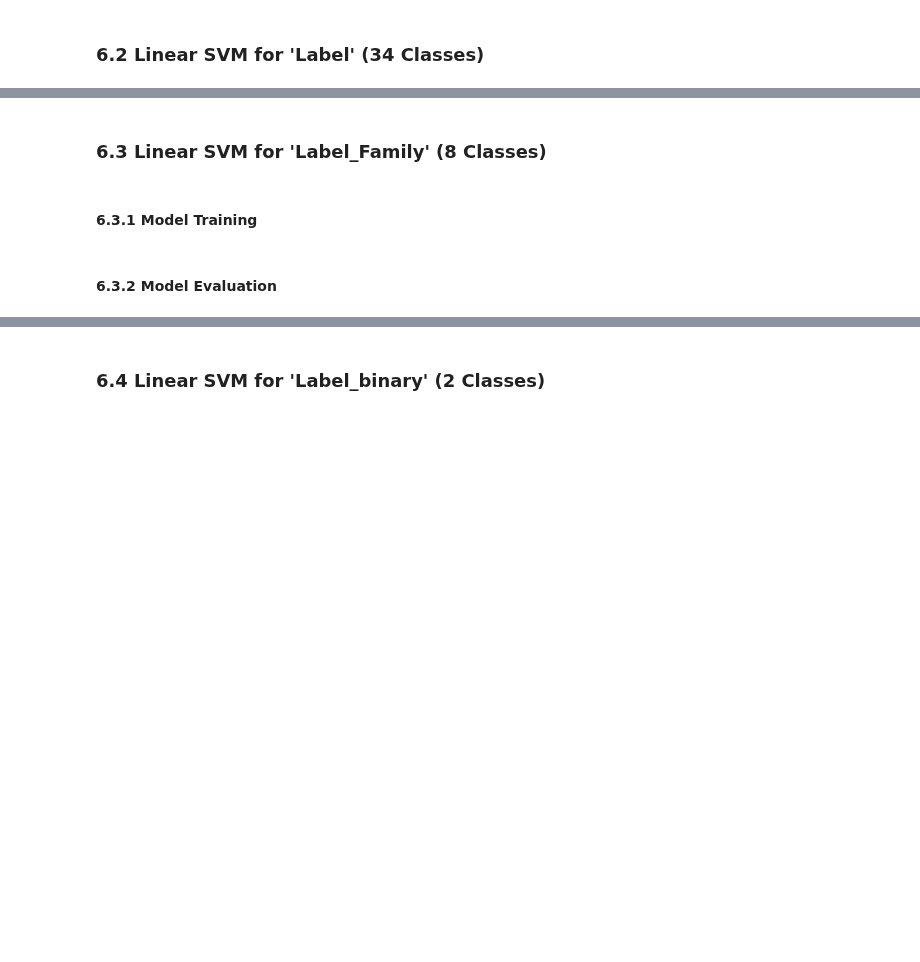
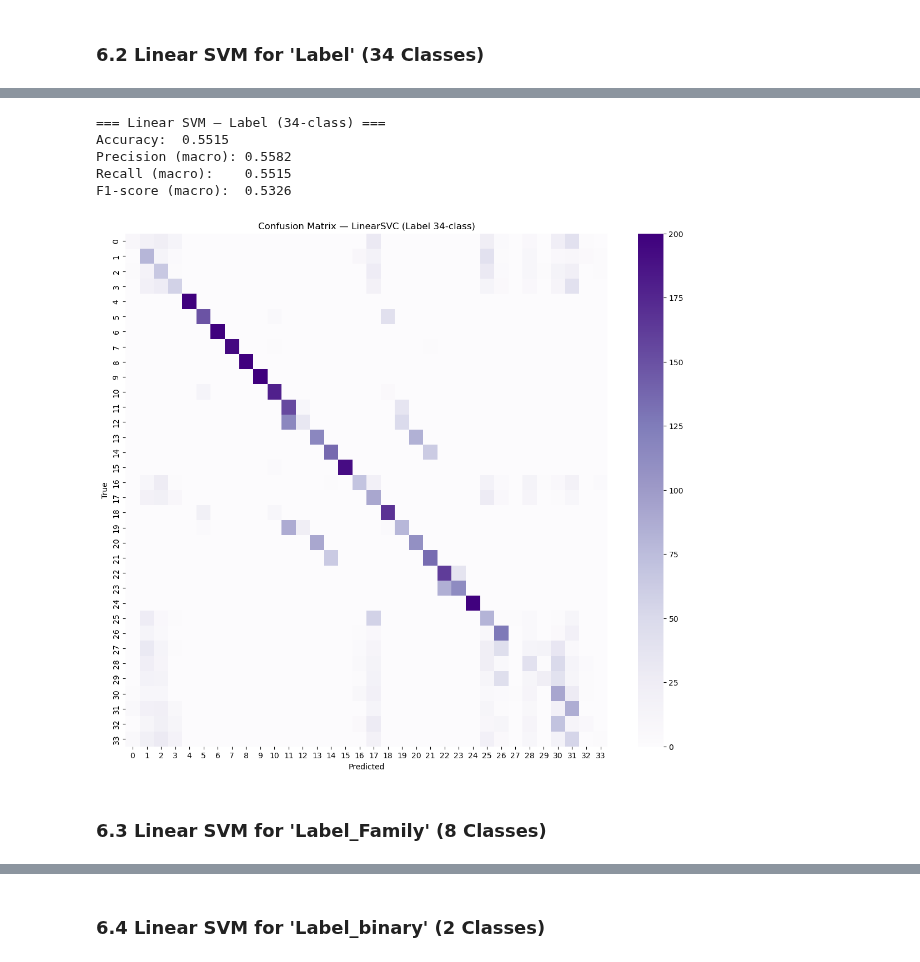
Before and after one commit to gw-00/Cybersecurity_Capstone, a Jupyter notebook: Code_Library/Linear_Modeling.ipynb, the cells around one changed output, grey strips where cells are left out. Cells and saved outputs as stored; diff of their text form; code cells hidden in the pictures; blank space fills up the shorter version.

```diff
--- a/Code_Library/Linear_Modeling.ipynb
+++ b/Code_Library/Linear_Modeling.ipynb
@@ -192,6 +714,55 @@ shape: (34, 2)
+# %%
+
+from sklearn.svm import LinearSVC
+from sklearn.metrics import accuracy_score, precision_score, recall_score, f1_score, confusion_matrix
+import seaborn as sns
+import matplotlib.pyplot as plt
+
+# Linear SVM pipeline
+linearsvc_label_pipeline = Pipeline(
+    steps=[
+        ("preprocessor", preprocessor),
+        ("model", LinearSVC(
+            C=1.0,
+            max_iter=5000,
+            dual=False   # recommended when #samples > #features (often true after one-hot)
+        ))
+    ]
+)
+
+# Fit
+linearsvc_label_pipeline.fit(X_train_label, y_train_label)
+
+# Predict
+label_svm_pred = linearsvc_label_pipeline.predict(X_test_label)
+
+# Metrics
+label_svm_accuracy = accuracy_score(y_test_label, label_svm_pred)
+label_svm_precision = precision_score(y_test_label, label_svm_pred, average="macro", zero_division=0)
+label_svm_recall = recall_score(y_test_label, label_svm_pred, average="macro", zero_division=0)
+label_svm_f1 = f1_score(y_test_label, label_svm_pred, average="macro", zero_division=0)
+
+print("=== Linear SVM — Label (34-class) ===")
+print(f"Accuracy:  {label_svm_accuracy:.4f}")
+print(f"Precision (macro): {label_svm_precision:.4f}")
+print(f"Recall (macro):    {label_svm_recall:.4f}")
+print(f"F1-score (macro):  {label_svm_f1:.4f}")
+
+# Confusion Matrix
+cm_label_svm = confusion_matrix(y_test_label, label_svm_pred, labels=linearsvc_label_pipeline.classes_)
+
+plt.figure(figsize=(14, 12))
+sns.heatmap(cm_label_svm, annot=False, cmap="Purples")
+plt.title("Confusion Matrix — LinearSVC (Label 34-class)")
+plt.xlabel("Predicted")
+plt.ylabel("True")
+plt.show()
+# %% [output]
+=== Linear SVM — Label (34-class) ===
+Accuracy:  0.5515
+Precision (macro): 0.5582
+Recall (macro):    0.5515
+F1-score (macro):  0.5326
+[figure, added]
 # %% [markdown]
 ### 6.3 Linear SVM for 'Label_Family' (8 Classes)
-# %% [markdown]
-#### 6.3.1 Model Training
-# %% [markdown]
-#### 6.3.2 Model Evaluation
```
Also changed, not shown: parts of 27 cells of this notebook.
